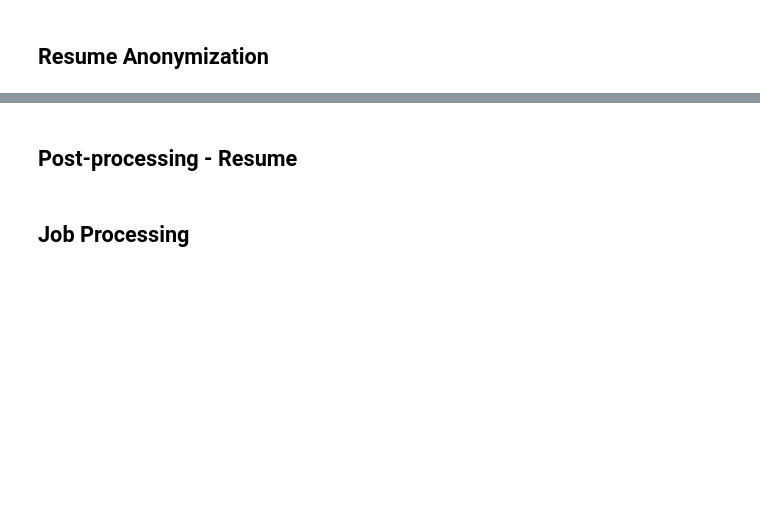
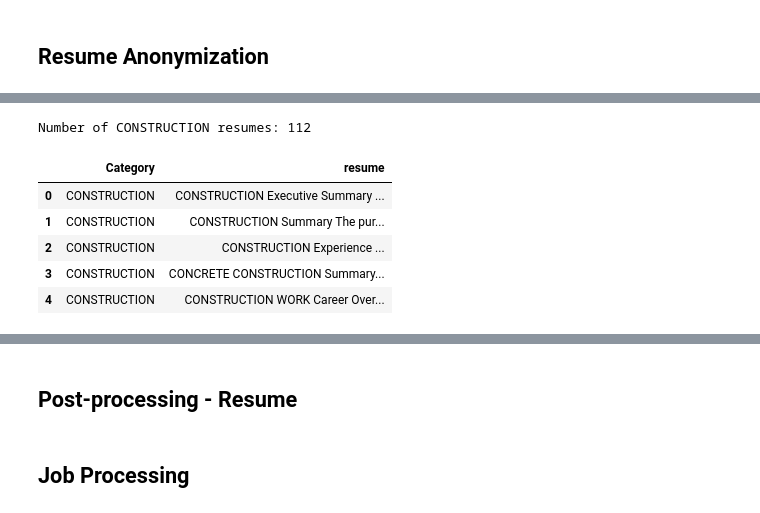
Before and after one commit to shirsho-12/hiring_agent, a Jupyter notebook: agent.ipynb, the cells around one changed output, grey strips where cells are left out. Saved outputs shown, nothing was run; the diff lists cells and outputs as text; code cells hidden in the pictures; blank space fills up the shorter version.

```diff
--- a/agent.ipynb
+++ b/agent.ipynb
@@ -29,3 +53,17 @@ sampled_resumes.head(5)
+# %%
+# select all resumes from 'CONSTRUCTION' category
+SECTOR = "CONSTRUCTION"
+sector_resumes = resume_df[resume_df.Category == 'CONSTRUCTION'].reset_index(drop=True)
+print(f"Number of {SECTOR} resumes: {len(sector_resumes)}")
+sector_resumes.head(5)
+# %% [output]
+Number of CONSTRUCTION resumes: 112
+|  | Category | resume |
+| 0 | CONSTRUCTION | CONSTRUCTION Executive Summary ... |
+| 1 | CONSTRUCTION | CONSTRUCTION Summary The pur... |
+| 2 | CONSTRUCTION | CONSTRUCTION Experience ... |
+| 3 | CONSTRUCTION | CONCRETE CONSTRUCTION Summary... |
+| 4 | CONSTRUCTION | CONSTRUCTION WORK Career Over... |
 # %%
 
 # create a subsample of 5 resumes for testing
```
Also changed, not shown: parts of 12 cells of this notebook, 11 other files.
